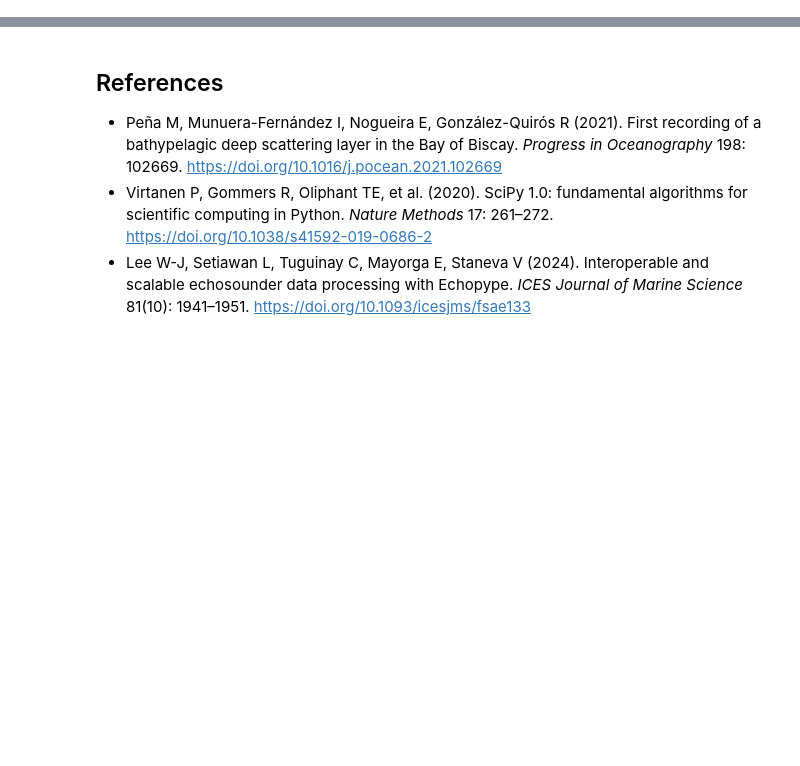
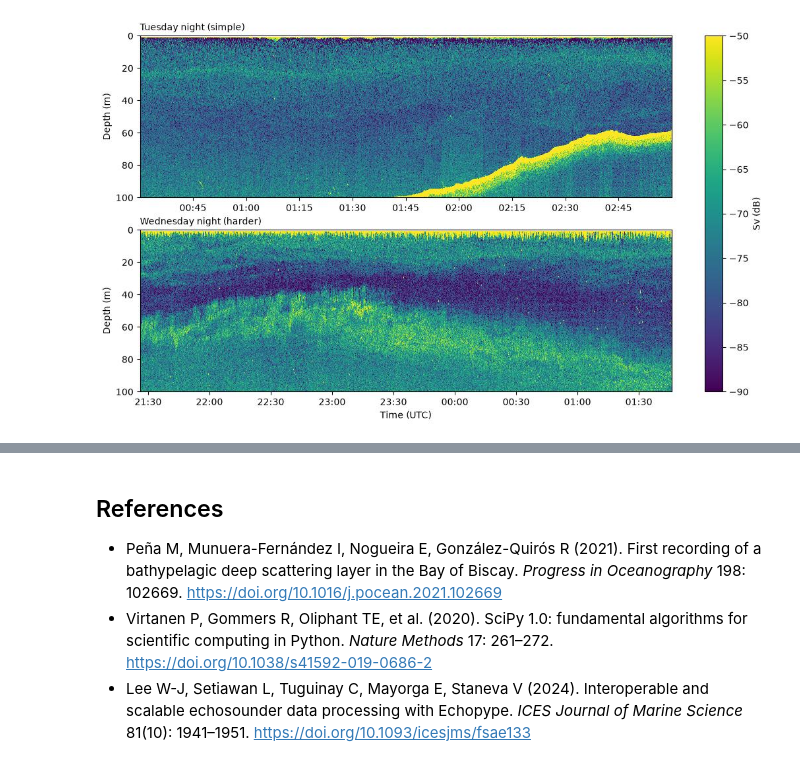
Before and after one commit to Ahmed-Abdelgayed/SSL-detector-demo, a Jupyter notebook: ssl_detector_demo.ipynb, the cells around one changed output, grey strips where cells are left out. Saved outputs shown, nothing was run; the diff lists cells and outputs as text; code cells hidden in the pictures; blank space fills up the shorter version.

```diff
--- a/ssl_detector_demo.ipynb
+++ b/ssl_detector_demo.ipynb
@@ -347,0 +13,18 @@ display(w.HBox([left, right]), out)
+# %%
+%matplotlib inline
+%config InlineBackend.figure_formats = ["jpeg"]
+from functools import lru_cache
+
+import ipywidgets as w
+import matplotlib.dates as mdates
+import matplotlib.pyplot as plt
+import numpy as np
+from IPython.display import display
+
+import ssl_detector as ssl
+
+NAMES = {"tue_night": "Tuesday night (simple)", "wed_night": "Wednesday night (harder)"}
+D = {k: ssl.load_data(f"data/autonaut_{k}.npz") for k in NAMES}
+for k, d in D.items():
+    print(f"{NAMES[k]}: {len(d['time'])} pings, {d['time'][0]} to {d['time'][-1]} UTC, "
+          f"depth {d['depth'][0]:.2f} to {d['depth'][-1]:.2f} m in 0.1 m bins")
@@ -347,0 +49,28 @@ display(w.HBox([left, right]), out)
+# %%
+T = {k: mdates.date2num(d["time"]) for k, d in D.items()}
+
+
+def echogram(ax, k, r=None, median=1, title=None):
+    """Echogram of dataset k, with the detected bounds (white) and peak (red) of result r."""
+    d = D[k]
+    im = ax.imshow(d["sv"].T, aspect="auto", cmap="viridis", vmin=-90, vmax=-50, interpolation="nearest",
+                   extent=[T[k][0], T[k][-1], d["depth"][-1], d["depth"][0]])
+    if r is not None:
+        for key, c in (("z_u", "w"), ("z_l", "w"), ("z_peak", "r")):
+            ax.plot(T[k], ssl.running_median(r[key], median), ".", ms=1, color=c)
+    ax.set_ylim(100, 0)
+    ax.xaxis_date()
+    ax.xaxis.set_major_formatter(mdates.DateFormatter("%H:%M"))
+    ax.set_ylabel("Depth (m)")
+    ax.set_title(title or NAMES[k], fontsize=10, loc="left")
+    return im
+
+
+fig, axs = plt.subplots(2, 1, figsize=(13, 7))
+for ax, k in zip(axs, D):
+    im = echogram(ax, k)
+axs[-1].set_xlabel("Time (UTC)")
+fig.colorbar(im, ax=axs, label="Sv (dB)")
+plt.show()
+# %% [output]
+[figure, added]
```
Also changed, not shown: parts of 51 cells of this notebook, 6 other files.
